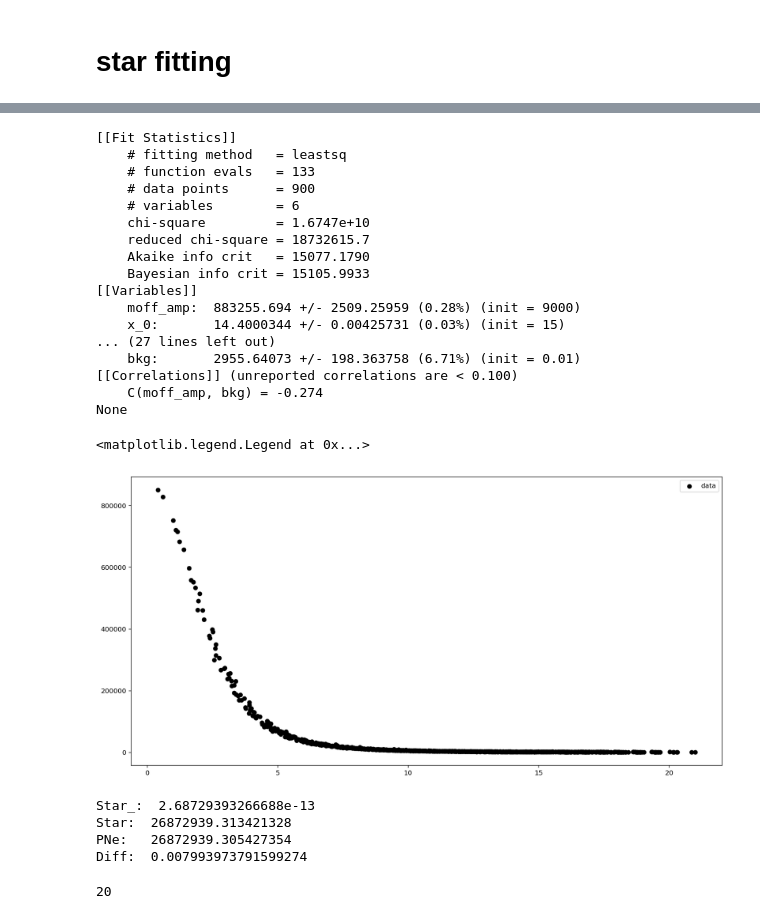
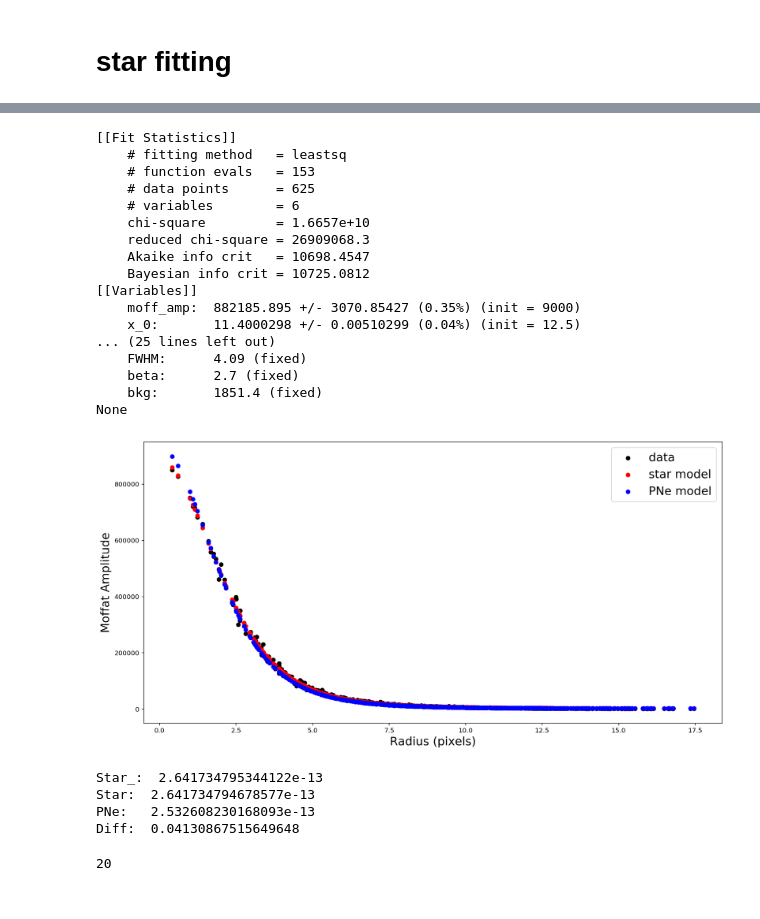
Before and after one commit to tspriggs/MUSE_PNe_fitting, a Jupyter notebook: 1D FCC277.ipynb, the cells around one changed output, grey strips where cells are left out. Cells and saved outputs as stored; diff of their text form; code cells hidden in the pictures.

```diff
--- a/1D FCC277.ipynb
+++ b/1D FCC277.ipynb
@@ -25,7 +25,9 @@ hdu.writeto("FCC277_data/FCC277_Gandalf_stellar_cube.fits")
 # %%
 # Open Fits file and assign to raw_data
 hdulist = fits.open("FCC277_data/FCC277_emission_cube.fits")
-raw_data = Gandalf_stellar#hdulist[0].data
+hdulist_stellar = fits.open("FCC277_data/FCC277_Gandalf_stellar_cube.fits")
+raw_data = hdulist[0].data
+raw_data_stellar = hdulist_stellar[0].data
 hdr = hdulist[0].header
 
 #full_wavelength = np.exp(lnl[0].data)
@@ -48,6 +50,7 @@ oo = np.loadtxt('FCC277_data/FCC277_xy_ima_yngoodpixels.txt', skiprows=1)
 fit_these = oo[:,3]
 
 raw_data_list = raw_data[:,382:543]
+raw_data_list_stellar = raw_data_stellar[:, 382:543]
 
 raw_data_list_fitted = np.squeeze(np.where(fit_these == 1))
 
@@ -157,7 +159,11 @@ params.add("FWHM", value=2.81, vary=False) # LSF
 params.add("Gauss_bkg", value=0.001,)# min=-500., max=500.)
 params.add("Gauss_grad", value=0.00001)
 
-star_ = star_0
+n_pix = 25
+star_0 = PNextractor(260, 245, n_pix, raw_data_list_stellar.reshape(y_data, x_data, len(wavelength)), wave=wavelength, dim=2 )
+star_1 = PNextractor(160, 285, n_pix, raw_data_list_stellar.reshape(y_data, x_data, len(wavelength)), wave=wavelength, dim=2)
+
+star_ = star_1
 list_of_std_star = np.array([np.abs(np.std(spec)) for spec in star_])
 input_errors_star = [np.repeat(list_of_std_star[i], len(wavelength)) for i in np.arange(0,len(list_of_std_star))]
 
@@ -234,62 +236,64 @@ star_model = list_of_flux
 # PNe initial Parameters
 P_params = Parameters()
 P_params.add('moff_amp', value=9000., min=0.0001)
 P_params.add('x_0', value=(n_pix/2), min=0001., max=n_pix)
 P_params.add('y_0', value=(n_pix/2), min=0001., max=n_pix)
 P_params.add('FWHM', value=4.09, min=0.001, max=12., vary=False)
 P_params.add("beta", value=2.7, min=0.001, max=12., vary=False)
-P_params.add("bkg", value=0.01, min=0.00001, vary=True)
-#S_results.params["bkg"].value
+P_params.add("bkg", value=S_results.params["bkg"], min=0.00001, vary=False)
+#S_results.params["bkg"].value]
 #FWHM:  4.097199378103915 +/- 0.07372096340678978 (1.80%)
 #Beta:  2.705787131855173 +/- 0.32699615666270926 (12.09%)
 
 
 P_results = minimize(residuals, P_params, args=(x_fit, y_fit, star_), nan_policy="propagate")
 print(report_fit(P_results))
 PNe_model = list_of_flux
 
 PNe_residuals = residuals(P_results.params, x_fit, y_fit, star_)
 PNe_model = star_ - PNe_residuals
 
 star_residuals = residuals(S_results.params, x_fit, y_fit, star_)
 star_model = star_ - star_residuals
 
 rad= np.sqrt((x_fit - S_results.params["x_0"])**2 + (y_fit - S_results.params["y_0"])**2)
 plt.figure(figsize=(16,8))
+plt.xlabel("Radius (pixels)", fontsize=18)
+plt.ylabel("Moffat Amplitude", fontsize=18)
 plt.scatter(rad, star_, color="k", label="data")
-#plt.scatter(rad, star_model, color="r", label="star model")
-#plt.scatter(rad, PNe_model, color="blue", label="PNe model")
-plt.legend()
+plt.scatter(rad, star_model, color="r", label="star model")
+plt.scatter(rad, PNe_model, color="blue", label="PNe model")
+plt.legend(prop={"size":18})
+plt.savefig("Plots/FCC277/radial_star_profile_psf.png")
 # %% [output]
 [[Fit Statistics]]
     # fitting method   = leastsq
-    # function evals   = 133
-    # data points      = 900
+    # function evals   = 153
+    # data points      = 625
     # variables        = 6
-    chi-square         = 1.6747e+10
-    reduced chi-square = 18732615.7
-    Akaike info crit   = 15077.1790
-    Bayesian info crit = 15105.9933
+    chi-square         = 1.6657e+10
+    reduced chi-square = 26909068.3
+    Akaike info crit   = 10698.4547
+    Bayesian info crit = 10725.0812
 [[Variables]]
-    moff_amp:  883255.694 +/- 2509.25959 (0.28%) (init = 9000)
-    x_0:       14.4000344 +/- 0.00425731 (0.03%) (init = 15)
-... (27 lines left out)
-    bkg:       2955.64073 +/- 198.363758 (6.71%) (init = 0.01)
-[[Correlations]] (unreported correlations are < 0.100)
-    C(moff_amp, bkg) = -0.274
+    moff_amp:  882185.895 +/- 3070.85427 (0.35%) (init = 9000)
+    x_0:       11.4000298 +/- 0.00510299 (0.04%) (init = 12.5)
+... (25 lines left out)
+    FWHM:      4.09 (fixed)
+    beta:      2.7 (fixed)
+    bkg:       1851.4 (fixed)
 None
-<matplotlib.legend.Legend at 0x...>
-[figure, old version]
+[figure, new version]
 # %%
 print("Star_: ", np.sum(star_)*1e-20)
-print("Star: ", np.sum(star_model))
-print("PNe:  ", np.sum(PNe_model))
-print("Diff: ", (np.abs(np.sum(star_model)-np.sum(PNe_model))))#/np.sum(star_))
+print("Star: ", np.sum(star_model)*1e-20)
+print("PNe:  ", np.sum(PNe_model)*1e-20)
+print("Diff: ", ((np.abs(np.sum(star_model)-np.sum(PNe_model))))/np.sum(star_))
 # %% [output]
-Star_:  2.68729393266688e-13
-Star:  26872939.313421328
-PNe:   26872939.305427354
-Diff:  0.007993973791599274
+Star_:  2.641734795344122e-13
+Star:  2.641734794678577e-13
+PNe:   2.532608230168093e-13
+Diff:  0.04130867515649648
 # %%
 objects = sep.extract(A_rN_shape, 2.5, clean=True)
 x_sep = objects["x"]
```
Also changed, not shown: parts of 4 cells of this notebook, 5 other files.
